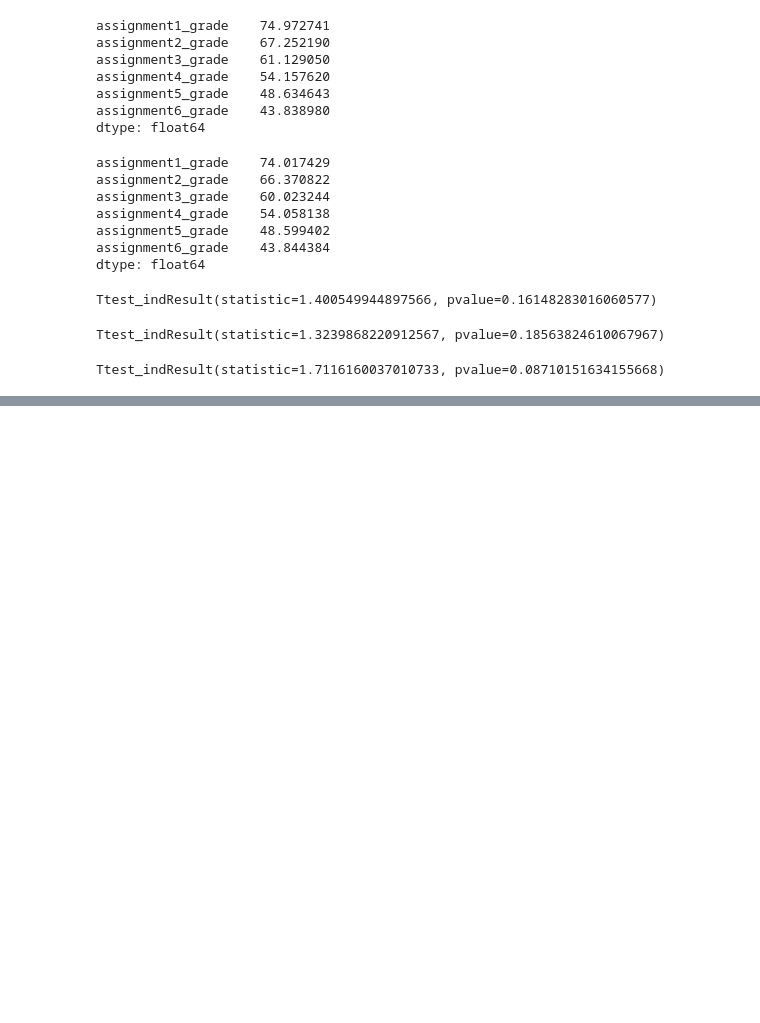
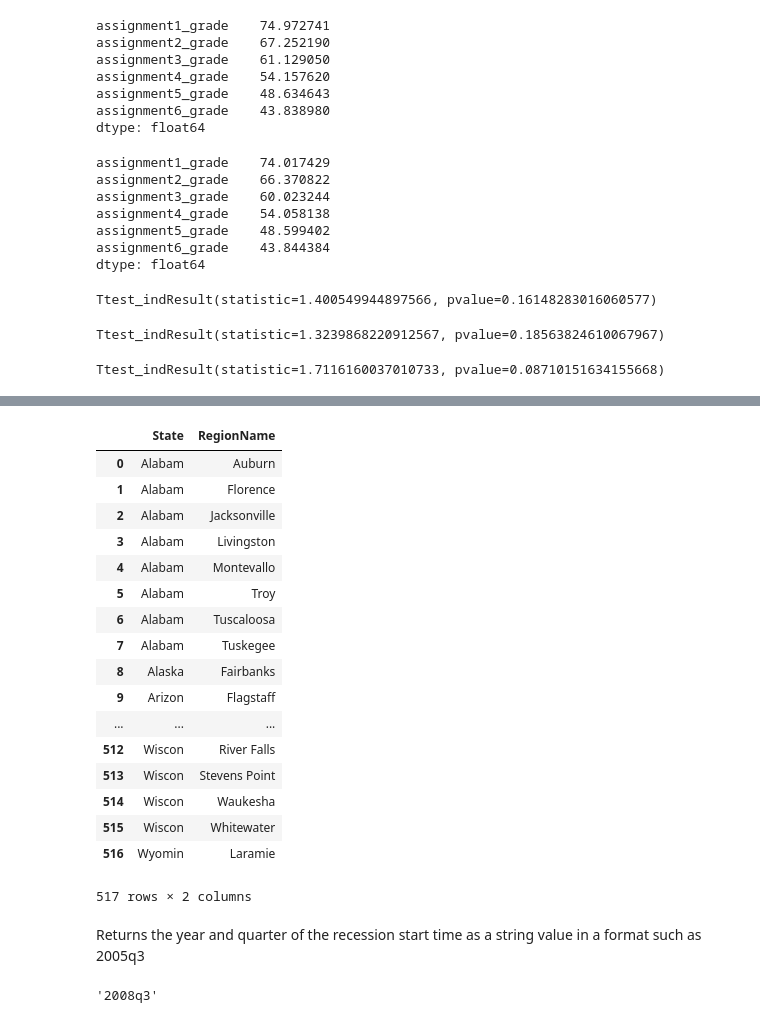
Before and after one commit to staciewow/DS-in-Python, a Jupyter notebook: SJ - Intro to DS in Python 4.ipynb, the cells around one changed output, grey strips where cells are left out. Drawn from its saved outputs; the diff is of its cells as text; code cells hidden in the pictures; blank space fills up the shorter version.

```diff
--- a/SJ - Intro to DS in Python 4.ipynb
+++ b/SJ - Intro to DS in Python 4.ipynb
@@ -148,0 +241,45 @@ Ttest_indResult(statistic=1.7116160037010733, pvalue=0.08710151634155668)
+# %%
+def get_list_of_university_towns():
+
+    with open('../Data src/university_towns.txt') as file:
+        data = []
+        for line in file:
+            data.append(line[:-1])
+
+    state_town = []
+    for line in data:
+        if line[-6:] == '[edit]':
+            state = line[:6]
+        elif '(' in line:
+            town = line[:(line.index('(') - 1)]
+            state_town.append([state, town])
+        else:
+            town = line.rstrip()
+            state_town.append([state, town])
+    answer1 = pd.DataFrame(state_town, columns = ['State', 'RegionName'])
+
+    return answer1
+# %%
+get_list_of_university_towns()
+# %% [output]
+|  | State | RegionName |
+| 0 | Alabam | Auburn |
+| 1 | Alabam | Florence |
+| 2 | Alabam | Jacksonville |
+| 3 | Alabam | Livingston |
+| 4 | Alabam | Montevallo |
+| 5 | Alabam | Troy |
+| 6 | Alabam | Tuscaloosa |
+| 7 | Alabam | Tuskegee |
+| 8 | Alaska | Fairbanks |
+| 9 | Arizon | Flagstaff |
+| ... | ... | ... |
+| 512 | Wiscon | River Falls |
+| 513 | Wiscon | Stevens Point |
+| 514 | Wiscon | Waukesha |
+| 515 | Wiscon | Whitewater |
+| 516 | Wyomin | Laramie |
+517 rows × 2 columns
+# %% [markdown]
+Returns the year and quarter of the recession start time as a
+    string value in a format such as 2005q3
@@ -148,0 +304,4 @@ Ttest_indResult(statistic=1.7116160037010733, pvalue=0.08710151634155668)
+# %%
+get_recession_start()
+# %% [output]
+'2008q3'
```
Also changed, not shown: parts of 7 cells of this notebook.
